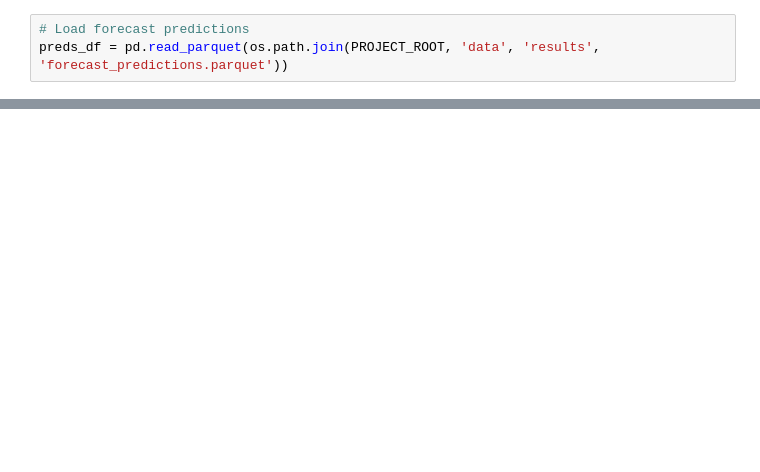
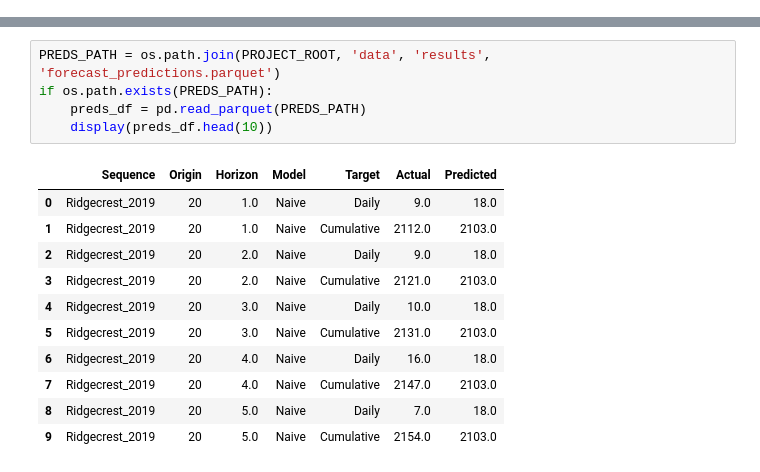
Before and after one commit to cronenberg64/aftershock-decay-forecasting, a Jupyter notebook: notebooks/capstone_main.ipynb, the cells around one changed output, grey strips where cells are left out. Drawn from its saved outputs; the diff is of its cells as text; blank space fills up the shorter version.

```diff
--- a/notebooks/capstone_main.ipynb
+++ b/notebooks/capstone_main.ipynb
@@ -681,3 +0,0 @@ Our pre-computed results use origins at days 20, 30, and 40.
-# %%
-# Load forecast predictions
-preds_df = pd.read_parquet(os.path.join(PROJECT_ROOT, 'data', 'results', 'forecast_predictions.parquet'))
@@ -1343,0 +242,17 @@ The best strategy is: use domain knowledge when you have it, and fall back to st
+# %%
+PREDS_PATH = os.path.join(PROJECT_ROOT, 'data', 'results', 'forecast_predictions.parquet')
+if os.path.exists(PREDS_PATH):
+    preds_df = pd.read_parquet(PREDS_PATH)
+    display(preds_df.head(10))
+# %% [output]
+|  | Sequence | Origin | Horizon | Model | Target | Actual | Predicted |
+| 0 | Ridgecrest_2019 | 20 | 1.0 | Naive | Daily | 9.0 | 18.0 |
+| 1 | Ridgecrest_2019 | 20 | 1.0 | Naive | Cumulative | 2112.0 | 2103.0 |
+| 2 | Ridgecrest_2019 | 20 | 2.0 | Naive | Daily | 9.0 | 18.0 |
+| 3 | Ridgecrest_2019 | 20 | 2.0 | Naive | Cumulative | 2121.0 | 2103.0 |
+| 4 | Ridgecrest_2019 | 20 | 3.0 | Naive | Daily | 10.0 | 18.0 |
+| 5 | Ridgecrest_2019 | 20 | 3.0 | Naive | Cumulative | 2131.0 | 2103.0 |
+| 6 | Ridgecrest_2019 | 20 | 4.0 | Naive | Daily | 16.0 | 18.0 |
+| 7 | Ridgecrest_2019 | 20 | 4.0 | Naive | Cumulative | 2147.0 | 2103.0 |
+| 8 | Ridgecrest_2019 | 20 | 5.0 | Naive | Daily | 7.0 | 18.0 |
+| 9 | Ridgecrest_2019 | 20 | 5.0 | Naive | Cumulative | 2154.0 | 2103.0 |
```
Also changed, not shown: parts of 185 cells of this notebook, 10 other files.
